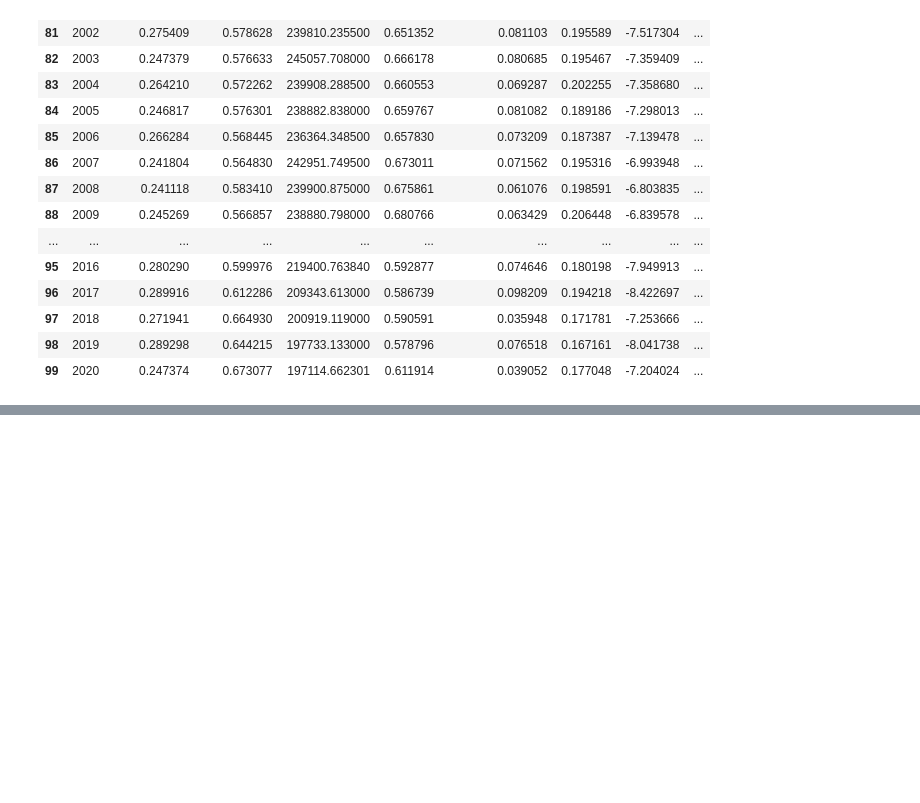
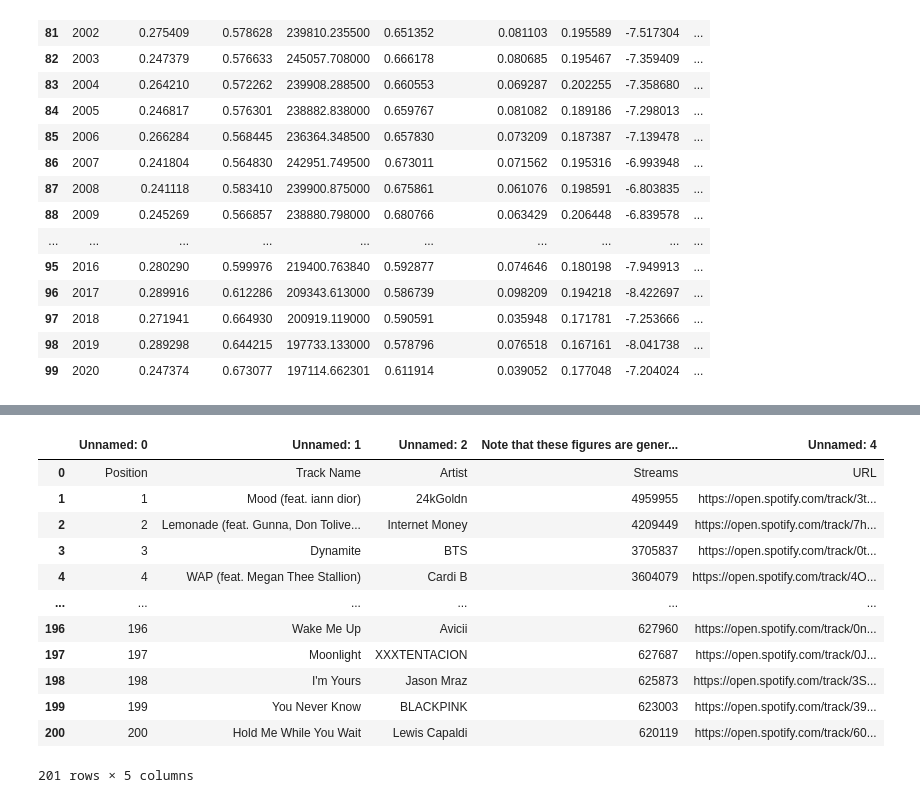
Before and after one commit to crchunn/Final-Project, a Jupyter notebook: Spotify data.ipynb, the cells around one changed output, grey strips where cells are left out. Cells and saved outputs as stored; diff of their text form; code cells hidden in the pictures; blank space fills up the shorter version.

```diff
--- a/Spotify data.ipynb
+++ b/Spotify data.ipynb
@@ -245,0 +252,19 @@ if __name__ == '__main__':
+# %%
+world200_csv = "regional-global-daily-latest.csv"
+# Read with Pandas
+world200_df = pd.read_csv('data/regional-global-daily-latest.csv')
+world200_df
+# %% [output]
+|  | Unnamed: 0 | Unnamed: 1 | Unnamed: 2 | Note that these figures are gener... | Unnamed: 4 |
+| 0 | Position | Track Name | Artist | Streams | URL |
+| 1 | 1 | Mood (feat. iann dior) | 24kGoldn | 4959955 | https://open.spotify.com/track/3t... |
+| 2 | 2 | Lemonade (feat. Gunna, Don Tolive... | Internet Money | 4209449 | https://open.spotify.com/track/7h... |
+| 3 | 3 | Dynamite | BTS | 3705837 | https://open.spotify.com/track/0t... |
+| 4 | 4 | WAP (feat. Megan Thee Stallion) | Cardi B | 3604079 | https://open.spotify.com/track/4O... |
+| ... | ... | ... | ... | ... | ... |
+| 196 | 196 | Wake Me Up | Avicii | 627960 | https://open.spotify.com/track/0n... |
+| 197 | 197 | Moonlight | XXXTENTACION | 627687 | https://open.spotify.com/track/0J... |
+| 198 | 198 | I'm Yours | Jason Mraz | 625873 | https://open.spotify.com/track/3S... |
+| 199 | 199 | You Never Know | BLACKPINK | 623003 | https://open.spotify.com/track/39... |
+| 200 | 200 | Hold Me While You Wait | Lewis Capaldi | 620119 | https://open.spotify.com/track/60... |
+201 rows × 5 columns
```
Also changed, not shown: parts of 7 cells of this notebook, 7 other files.
